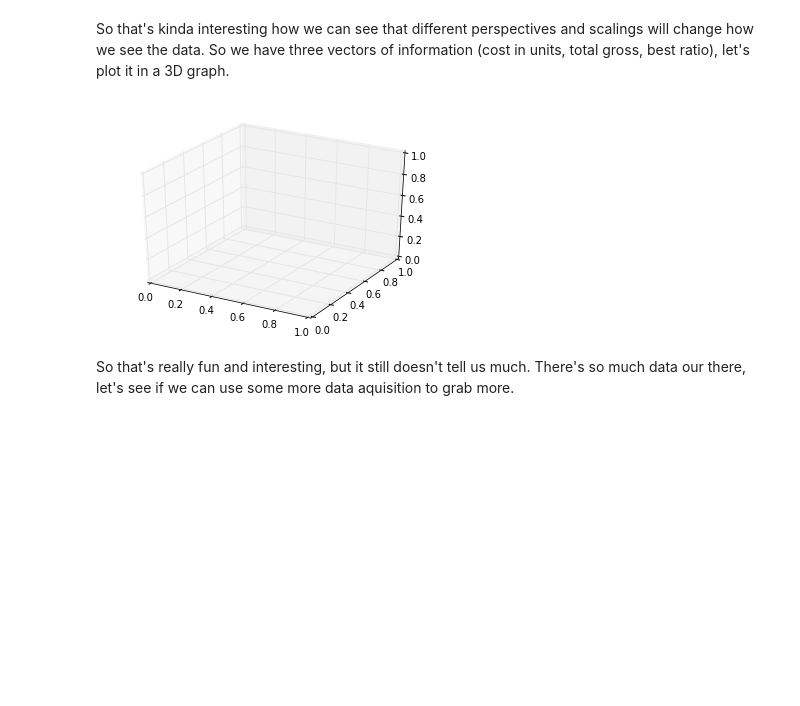
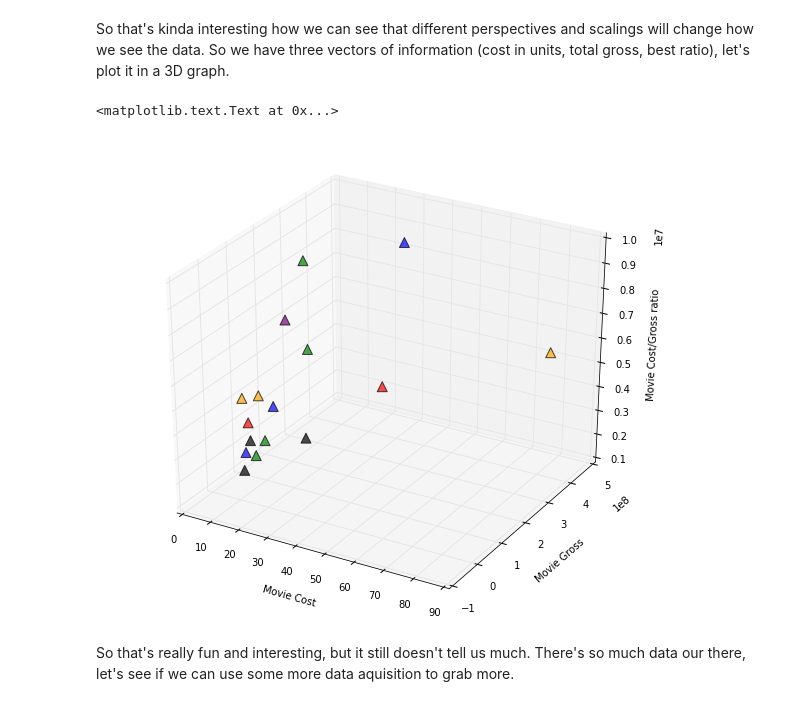
Before and after one commit to mitch-karch/NASMD2015, a Jupyter notebook: Night Attack Summer Movie Draft 2015 Analysis.ipynb, the cells around one changed output. Saved outputs shown, nothing was run; the diff lists cells and outputs as text; code cells hidden in the pictures; blank space fills up the shorter version.

```diff
--- a/Night Attack Summer Movie Draft 2015 Analysis.ipynb
+++ b/Night Attack Summer Movie Draft 2015 Analysis.ipynb
@@ -762,9 +762,7 @@ for player,info in players.iteritems():
         if(item[2] != 0):
 
             x_axis.append(item[1])
-            x_.append(item[1])
             y_axis.append(item[2]/item[1])
-            y_.append(item[2])
         if item[2] > bestGross[player][1]:
             bestGross[player][1] = item[2]
             bestGross[player][0] = item[1]
@@ -817,12 +815,38 @@ plt.show()
 [figure]
 # %% [markdown]
 So that's kinda interesting how we can see that different perspectives and scalings will change how we see the data. So we have three vectors of information (cost in units, total gross, best ratio), let's plot it in a 3D graph.
-# %%
-from mpl_toolkits.mplot3d import Axes3D
-fig = plt.figure()
-ax = fig.add_subplot(111, projection='3d')
-# %% [output]
-[figure, removed]
+# %%
+from mpl_toolkits.mplot3d import Axes3D
+fig = plt.figure(figsize=(10,8.5))
+ax = fig.add_subplot(111, projection='3d',)
+
+for player,info in players.iteritems():
+    x_axis = []
+    y_axis = []
+    z_axis = []
+    for item in info[0]:
+        if(item[2] != 0):
+            x_axis.append(item[1])
+            y_axis.append(item[2])
+            z_axis.append(item[2]/item[1])
+
+        if item[2] > bestGross[player][1]:
+            bestGross[player][1] = item[2]
+            bestGross[player][0] = item[1]
+            bestGross[player][2] = item[0]
+
+        if (item[1] > xmax):
+            xmax = item[1]
+        if (item[2] > ymax):
+            ymax = item[2]
+    ax.scatter(x_axis,y_axis,z_axis,s=100,alpha=0.7,label=player,c=colors[player], marker='^')
+
+ax.set_xlabel("Movie Cost")
+ax.set_ylabel("Movie Gross")
+ax.set_zlabel("Movie Cost/Gross ratio")
+# %% [output]
+<matplotlib.text.Text at 0x...>
+[figure, added]
 # %% [markdown]
 So that's really fun and interesting, but it still doesn't tell us much. There's so much data our there, let's see if we can use some more data aquisition to grab more.
 # %% [markdown]
```
